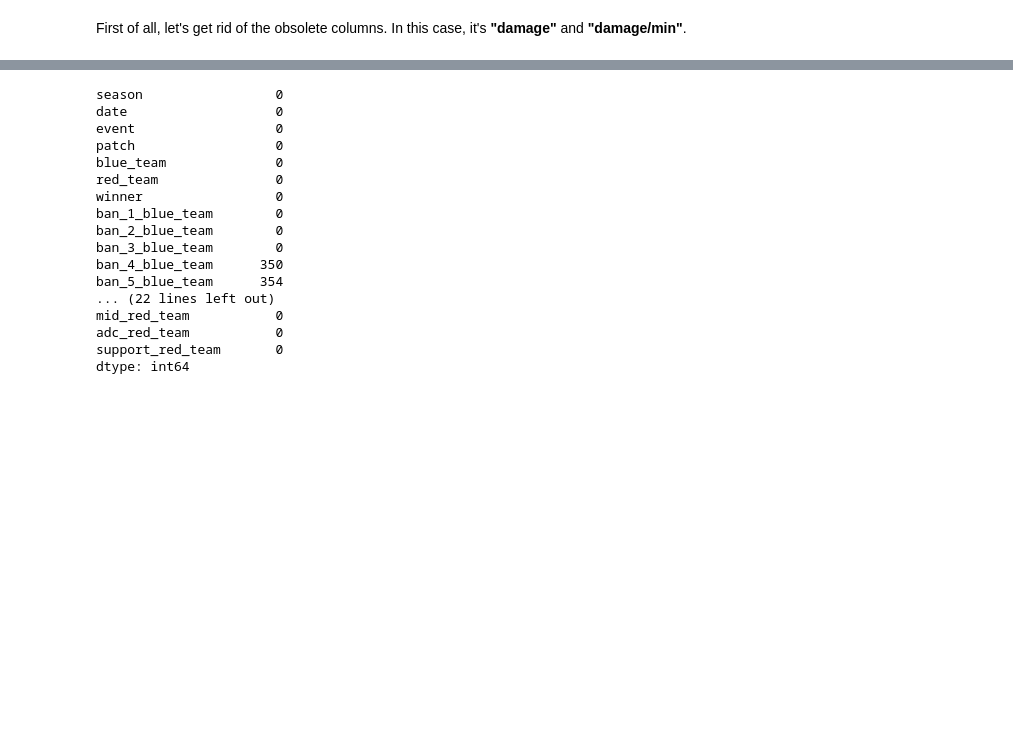
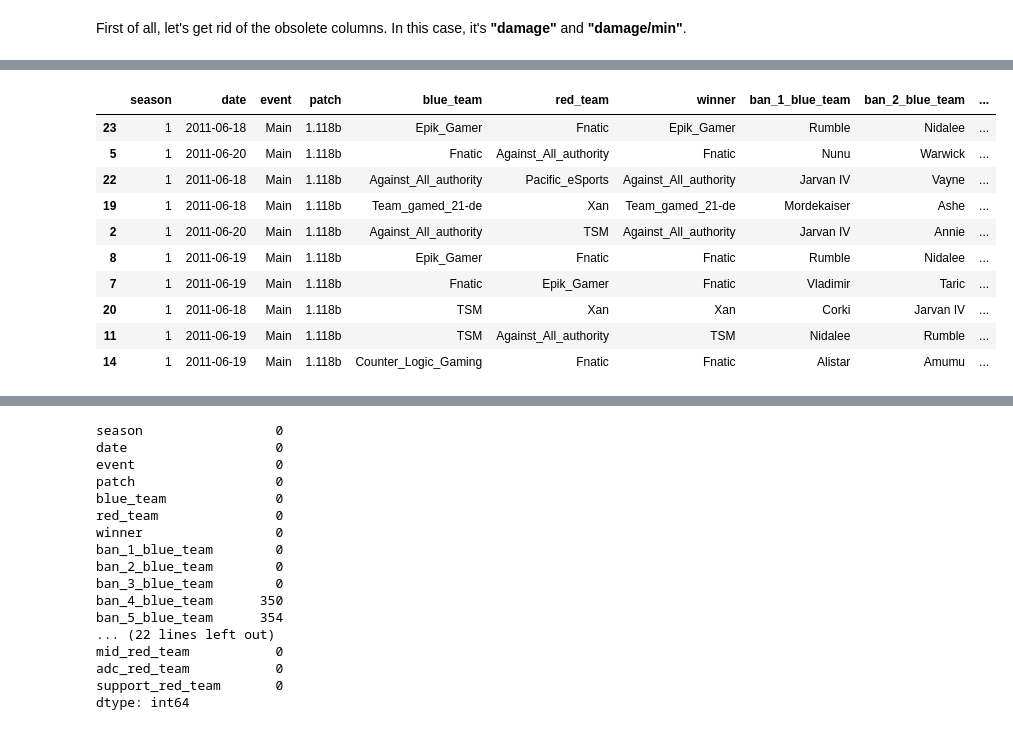
Before and after one commit to Murillo-ES/lol_worlds_project, a Jupyter notebook: notebooks/initial_data_exploration.ipynb, the cells around one changed output, grey strips where cells are left out. Saved outputs shown, nothing was run; the diff lists cells and outputs as text; code cells hidden in the pictures; blank space fills up the shorter version.

```diff
--- a/notebooks/initial_data_exploration.ipynb
+++ b/notebooks/initial_data_exploration.ipynb
@@ -1223,0 +1506,17 @@ matchs_stats.loc[162, 'ban_1_red_team'] = 'PENALTY'
+# %%
+matchs_stats_s1 = matchs_stats[matchs_stats['season'] == 1]
+matchs_stats_s1['patch'] = matchs_stats_s1['patch'].fillna(value='1.118b')
+
+matchs_stats_s1.sample(10)
+# %% [output]
+|  | season | date | event | patch | blue_team | red_team | winner | ban_1_blue_team | ban_2_blue_team | ... |
+| 23 | 1 | 2011-06-18 | Main | 1.118b | Epik_Gamer | Fnatic | Epik_Gamer | Rumble | Nidalee | ... |
+| 5 | 1 | 2011-06-20 | Main | 1.118b | Fnatic | Against_All_authority | Fnatic | Nunu | Warwick | ... |
+| 22 | 1 | 2011-06-18 | Main | 1.118b | Against_All_authority | Pacific_eSports | Against_All_authority | Jarvan IV | Vayne | ... |
+| 19 | 1 | 2011-06-18 | Main | 1.118b | Team_gamed_21-de | Xan | Team_gamed_21-de | Mordekaiser | Ashe | ... |
+| 2 | 1 | 2011-06-20 | Main | 1.118b | Against_All_authority | TSM | Against_All_authority | Jarvan IV | Annie | ... |
+| 8 | 1 | 2011-06-19 | Main | 1.118b | Epik_Gamer | Fnatic | Fnatic | Rumble | Nidalee | ... |
+| 7 | 1 | 2011-06-19 | Main | 1.118b | Fnatic | Epik_Gamer | Fnatic | Vladimir | Taric | ... |
+| 20 | 1 | 2011-06-18 | Main | 1.118b | TSM | Xan | Xan | Corki | Jarvan IV | ... |
+| 11 | 1 | 2011-06-19 | Main | 1.118b | TSM | Against_All_authority | TSM | Nidalee | Rumble | ... |
+| 14 | 1 | 2011-06-19 | Main | 1.118b | Counter_Logic_Gaming | Fnatic | Fnatic | Alistar | Amumu | ... |
```
Also changed, not shown: parts of 146 cells of this notebook, 6 other files.
